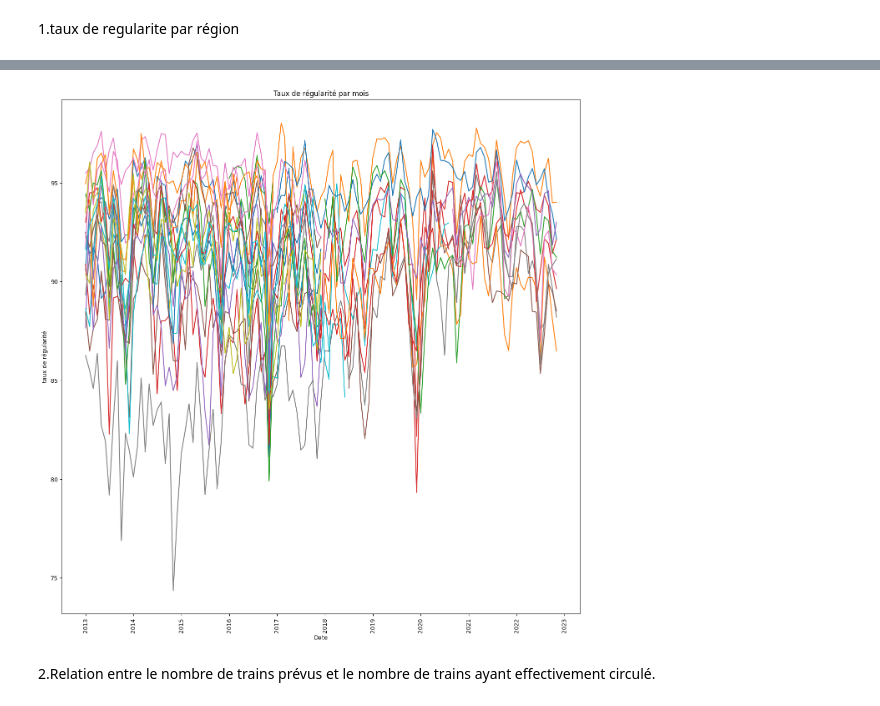
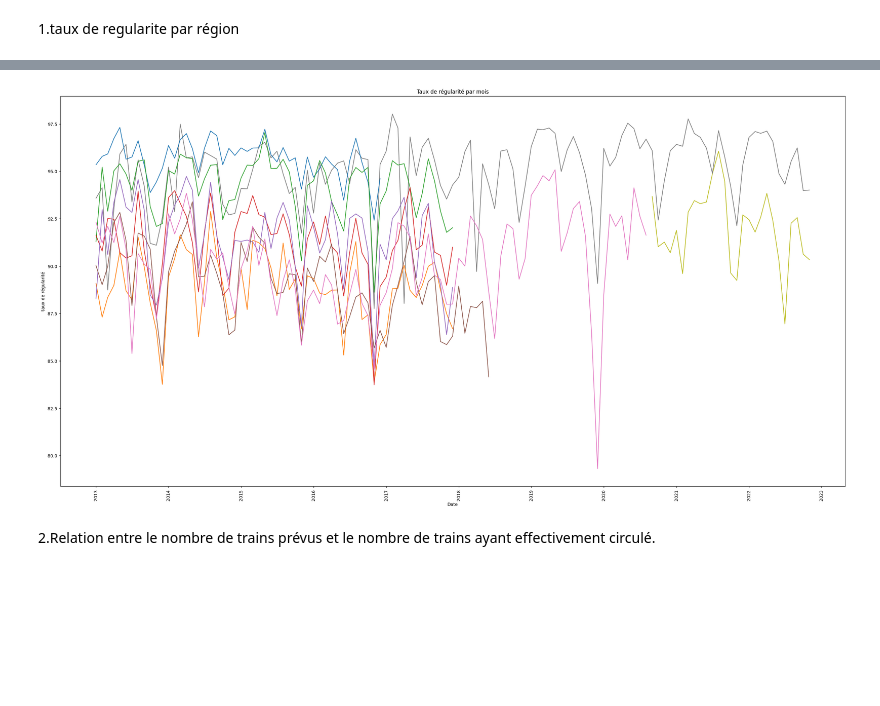
Before and after one commit to gbiaou/Projet_Python_SNCF, a Jupyter notebook: Regularite_des_trains/Recuperation_données_regularité.ipynb, the cells around one changed output, grey strips where cells are left out. Saved outputs shown, nothing was run; the diff lists cells and outputs as text; code cells hidden in the pictures; blank space fills up the shorter version.

```diff
--- a/Regularite_des_trains/Recuperation_données_regularité.ipynb
+++ b/Regularite_des_trains/Recuperation_données_regularité.ipynb
@@ -323,5 +312,0 @@ df_new
-# %%
-for i in range(len(new_region)) :
-    for j in range(len(df_new['region'])):
-        if df_new['region'][j]==new_region[i]:
-            df_new['new_region'][j]=new_region[i]
@@ -340,2 +332,4 @@ problème du nom des régions réglé reste à grouper les données par nouvelle
 # %%
-df_final=df_new.groupby(['new_region','date'])
+df_final=df_new.groupby(['new_region','date'],as_index=False)
+df_final=df_final.sum()
+df_final
@@ -345,2 +349,0 @@ df_final
-# %%
-df_final['taux_de_regularite']=100*(df['nombre_de_trains_ayant_circule']-df['nombre_de_trains_en_retard_a_l_arrivee'])
@@ -364 +350,9 @@ df_final
+# %%
+#recalcul du taux de régularité basé sur les 11 régions de 2013 à 2022
+df_final['taux_de_regularite']=100*(df_final['nombre_de_trains_ayant_circule']-df_final['nombre_de_trains_en_retard_a_l_arrivee'])/df_final['nombre_de_trains_ayant_circule']
+df_final['nombre_de_trains_a_l_heure_pour_un_train_en_retard_a_l_arrivee']=(df_final['nombre_de_trains_ayant_circule']-df_final['nombre_de_trains_en_retard_a_l_arrivee'])/df_final['nombre_de_trains_en_retard_a_l_arrivee']
+#restructuration des deux dernière colonnes
+df_final['annee'] = df_final['date'].dt.year
+df_final['mois'] = df_final['date'].dt.month
+#df_final.head(8) #inspection du resultat
 # %% [markdown]
@@ -386,20 +366,21 @@ Requirement already satisfied: six>=1.5 in c:\users\choho\appdata\local\packages
 # %%
+# !pip install matplotlib  importer matpotlib si ce n'est déjà fait
 import matplotlib
 from matplotlib import pyplot
 
 for i in list_regions:
-    df_region_i=df[df['region']==i]
+    df_region_i=df_final[df_final['new_region']==i]
     df_region_i=df_region_i.sort_values(by='date')
 
 
-    matplotlib.pyplot.rcParams["figure.figsize"] = [16.0, 16.0]
+    matplotlib.pyplot.rcParams["figure.figsize"] = [32.0, 16.0]
     matplotlib.pyplot.title('Taux de régularité par mois')
     matplotlib.pyplot.xlabel('Date')
     matplotlib.pyplot.ylabel('taux de régularité')
     matplotlib.pyplot.xticks(rotation=90)
     matplotlib.pyplot.plot(df_region_i.date,df_region_i.taux_de_regularite)
 # %% [output]
-[figure, old version]
+[figure, new version]
 # %% [markdown]
 2.Relation entre le nombre de trains prévus et le nombre de trains ayant effectivement circulé.
 # %%
```
Also changed, not shown: parts of 46 cells of this notebook, 2 other files.
